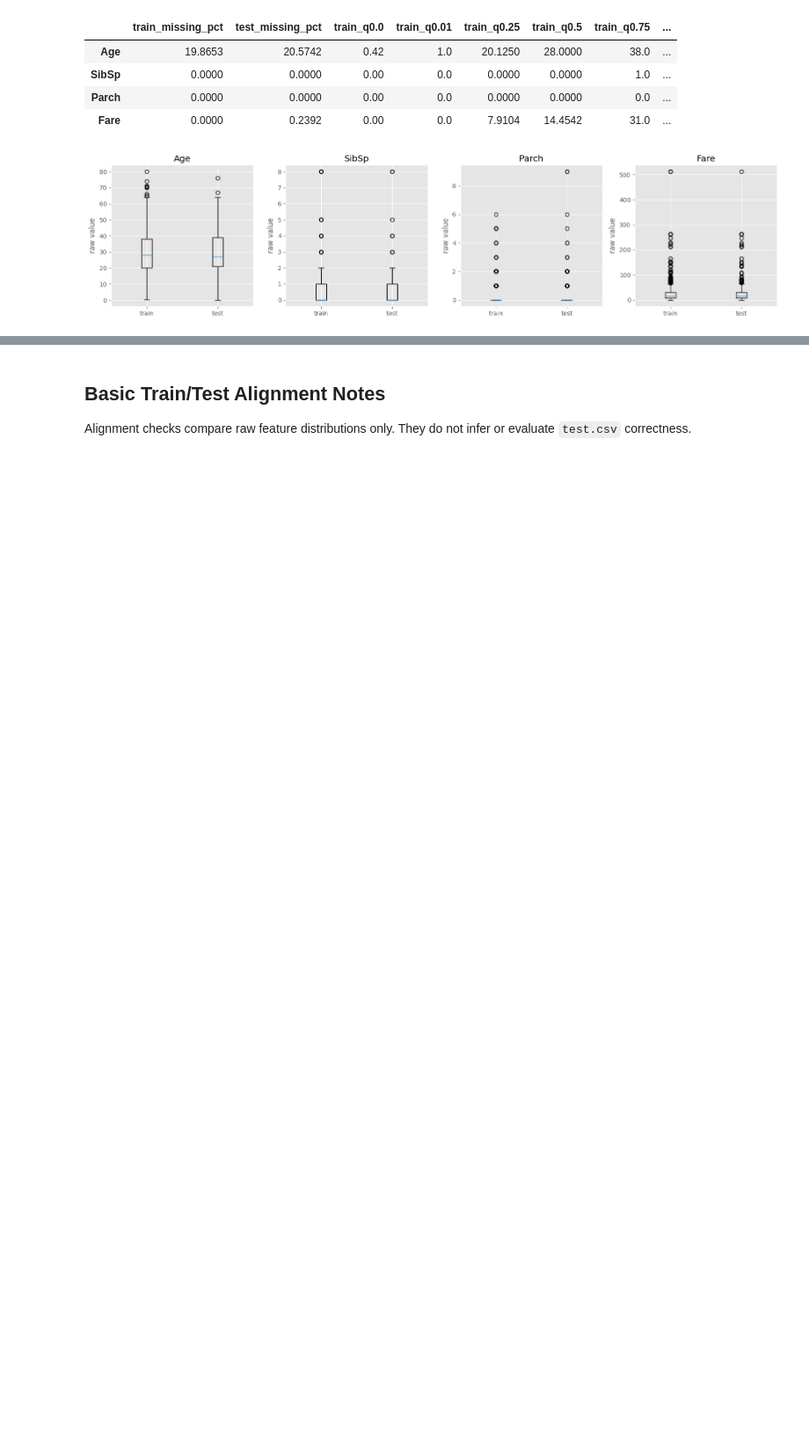
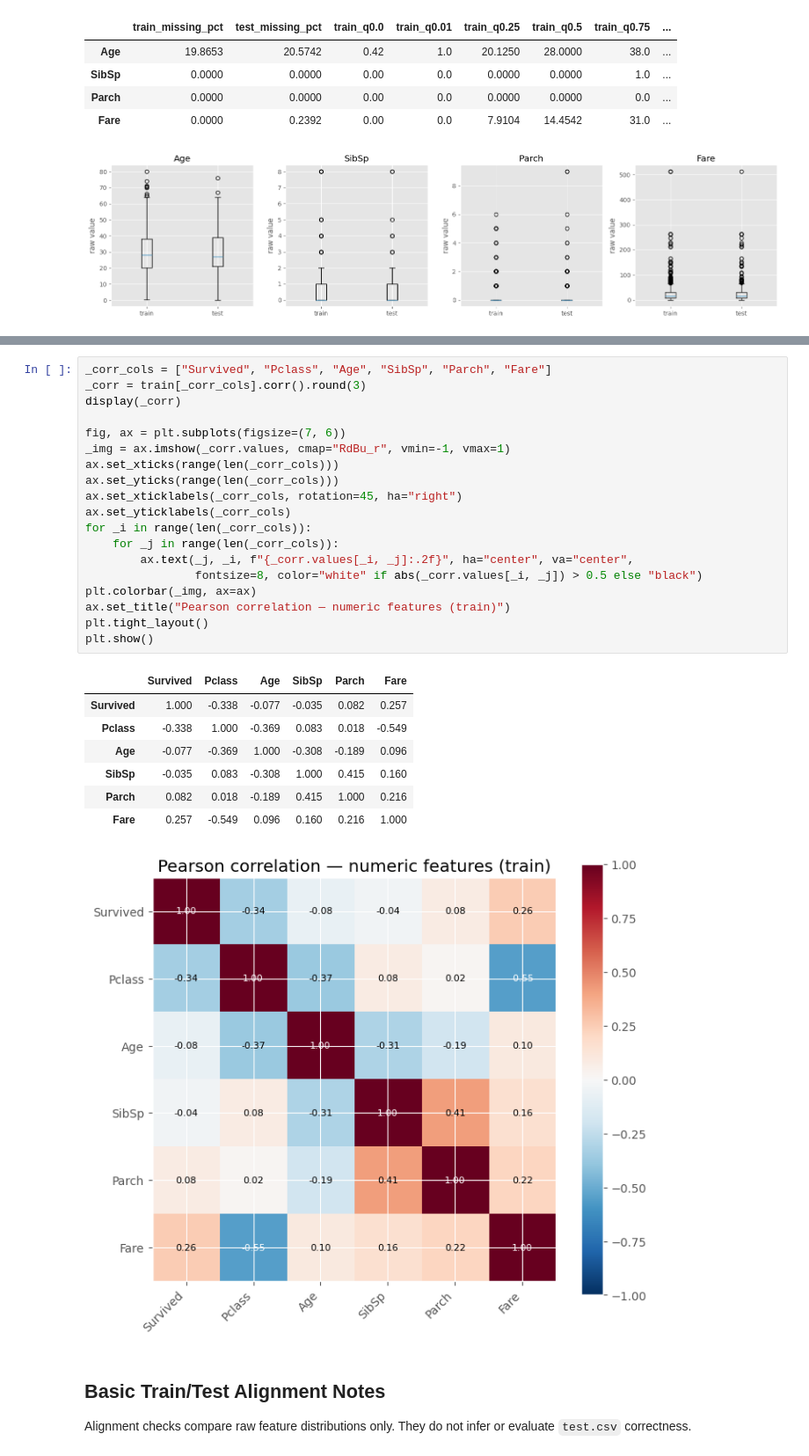
Before and after one commit to legion2440/kaggle-titanic, a Jupyter notebook: notebooks/01_main_eda.ipynb, the cells around one changed output, grey strips where cells are left out. Shown at 88% size. Saved outputs shown, nothing was run; the diff lists cells and outputs as text; blank space fills up the shorter version.

```diff
--- a/notebooks/01_main_eda.ipynb
+++ b/notebooks/01_main_eda.ipynb
@@ -323,3 +438,31 @@ plt.tight_layout()
+# %%
+_corr_cols = ["Survived", "Pclass", "Age", "SibSp", "Parch", "Fare"]
+_corr = train[_corr_cols].corr().round(3)
+display(_corr)
+
+fig, ax = plt.subplots(figsize=(7, 6))
+_img = ax.imshow(_corr.values, cmap="RdBu_r", vmin=-1, vmax=1)
+ax.set_xticks(range(len(_corr_cols)))
+ax.set_yticks(range(len(_corr_cols)))
+ax.set_xticklabels(_corr_cols, rotation=45, ha="right")
+ax.set_yticklabels(_corr_cols)
+for _i in range(len(_corr_cols)):
+    for _j in range(len(_corr_cols)):
+        ax.text(_j, _i, f"{_corr.values[_i, _j]:.2f}", ha="center", va="center",
+                fontsize=8, color="white" if abs(_corr.values[_i, _j]) > 0.5 else "black")
+plt.colorbar(_img, ax=ax)
+ax.set_title("Pearson correlation — numeric features (train)")
+plt.tight_layout()
+plt.show()
+# %% [output]
+|  | Survived | Pclass | Age | SibSp | Parch | Fare |
+| Survived | 1.000 | -0.338 | -0.077 | -0.035 | 0.082 | 0.257 |
+| Pclass | -0.338 | 1.000 | -0.369 | 0.083 | 0.018 | -0.549 |
+| Age | -0.077 | -0.369 | 1.000 | -0.308 | -0.189 | 0.096 |
+| SibSp | -0.035 | 0.083 | -0.308 | 1.000 | 0.415 | 0.160 |
+| Parch | 0.082 | 0.018 | -0.189 | 0.415 | 1.000 | 0.216 |
+| Fare | 0.257 | -0.549 | 0.096 | 0.160 | 0.216 | 1.000 |
+[figure, added]
 # %% [markdown]
 ## Basic Train/Test Alignment Notes
 
```
Also changed, not shown: parts of 8 cells of this notebook, 44 other files.
